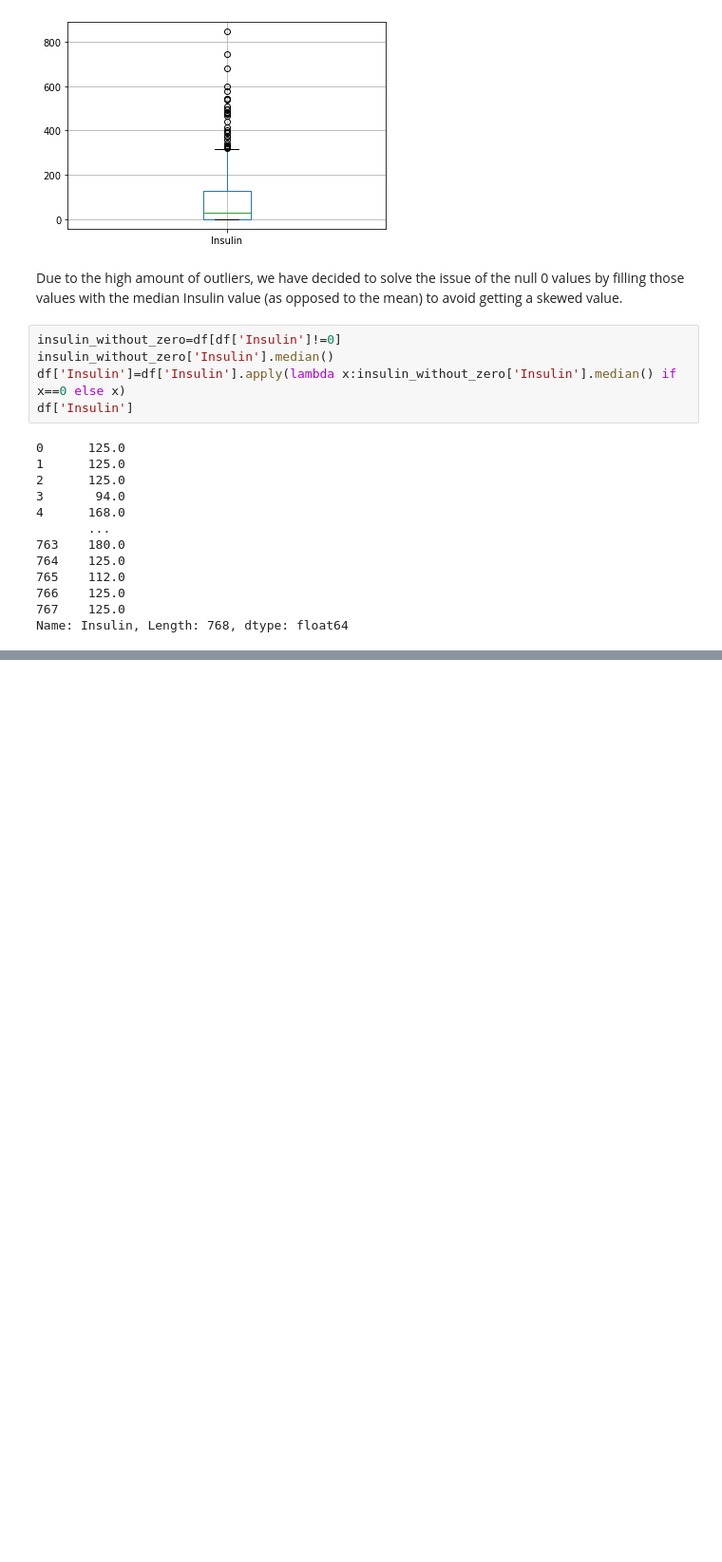
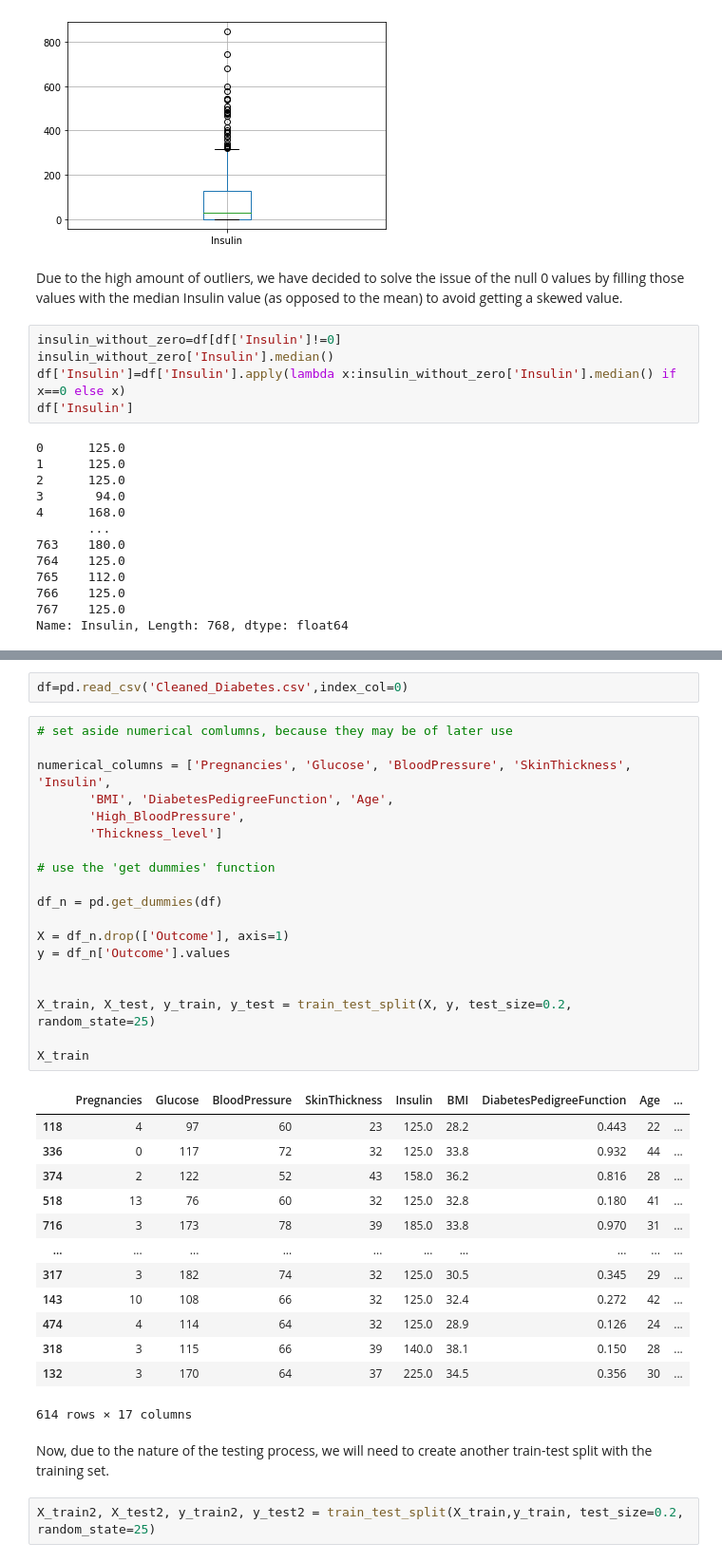
Before and after one commit to Aviost111/Diabetes_Predictions, a Jupyter notebook: DIABETES CLASSIFICATION PROJECT.ipynb, the cells around one changed output, grey strips where cells are left out. Shown at 95% size. Saved outputs shown, nothing was run; the diff lists cells and outputs as text; blank space fills up the shorter version.

```diff
--- a/DIABETES CLASSIFICATION PROJECT.ipynb
+++ b/DIABETES CLASSIFICATION PROJECT.ipynb
@@ -270,0 +340,39 @@ Name: Insulin, Length: 768, dtype: float64
+# %%
+df=pd.read_csv('Cleaned_Diabetes.csv',index_col=0)
+# %%
+# set aside numerical comlumns, because they may be of later use
+
+numerical_columns = ['Pregnancies', 'Glucose', 'BloodPressure', 'SkinThickness', 'Insulin',
+       'BMI', 'DiabetesPedigreeFunction', 'Age',
+       'High_BloodPressure',
+       'Thickness_level']
+
+# use the 'get dummies' function
+
+df_n = pd.get_dummies(df)
+
+X = df_n.drop(['Outcome'], axis=1)
+y = df_n['Outcome'].values
+
+
+X_train, X_test, y_train, y_test = train_test_split(X, y, test_size=0.2, random_state=25)
+
+X_train
+# %% [output]
+|  | Pregnancies | Glucose | BloodPressure | SkinThickness | Insulin | BMI | DiabetesPedigreeFunction | Age | ... |
+| 118 | 4 | 97 | 60 | 23 | 125.0 | 28.2 | 0.443 | 22 | ... |
+| 336 | 0 | 117 | 72 | 32 | 125.0 | 33.8 | 0.932 | 44 | ... |
+| 374 | 2 | 122 | 52 | 43 | 158.0 | 36.2 | 0.816 | 28 | ... |
+| 518 | 13 | 76 | 60 | 32 | 125.0 | 32.8 | 0.180 | 41 | ... |
+| 716 | 3 | 173 | 78 | 39 | 185.0 | 33.8 | 0.970 | 31 | ... |
+| ... | ... | ... | ... | ... | ... | ... | ... | ... | ... |
+| 317 | 3 | 182 | 74 | 32 | 125.0 | 30.5 | 0.345 | 29 | ... |
+| 143 | 10 | 108 | 66 | 32 | 125.0 | 32.4 | 0.272 | 42 | ... |
+| 474 | 4 | 114 | 64 | 32 | 125.0 | 28.9 | 0.126 | 24 | ... |
+| 318 | 3 | 115 | 66 | 39 | 140.0 | 38.1 | 0.150 | 28 | ... |
+| 132 | 3 | 170 | 64 | 37 | 225.0 | 34.5 | 0.356 | 30 | ... |
+614 rows × 17 columns
+# %% [markdown]
+Now, due to the nature of the testing process, we will need to create another train-test split with the training set.
+# %%
+X_train2, X_test2, y_train2, y_test2 = train_test_split(X_train,y_train, test_size=0.2, random_state=25)
```
Also changed, not shown: parts of 15 cells of this notebook, 2 other files.
